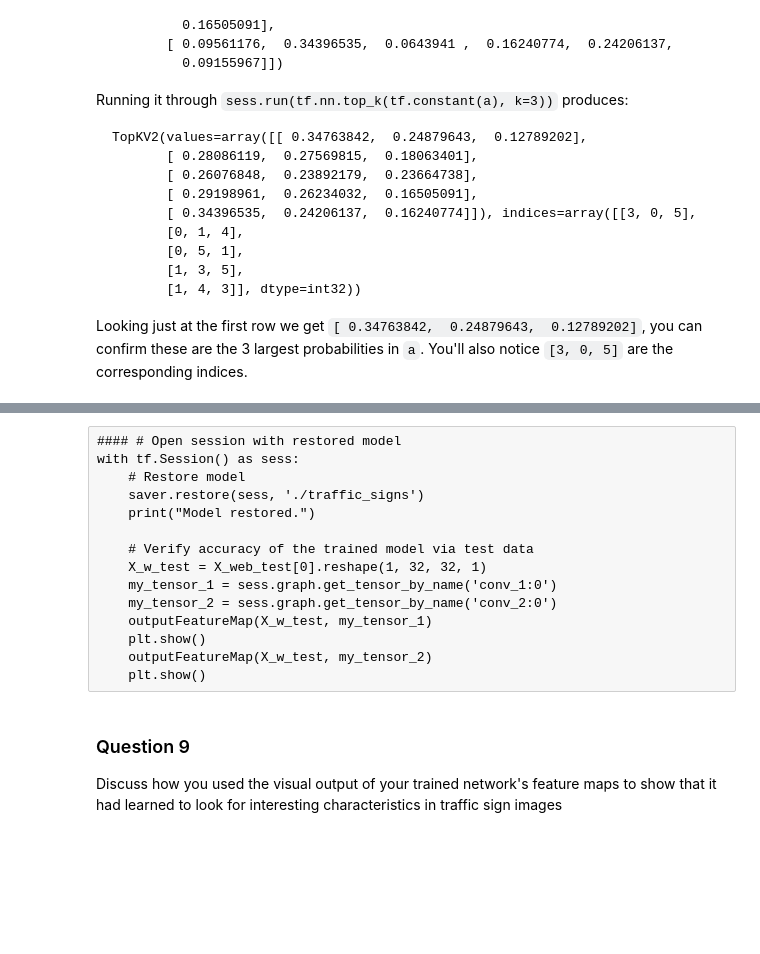
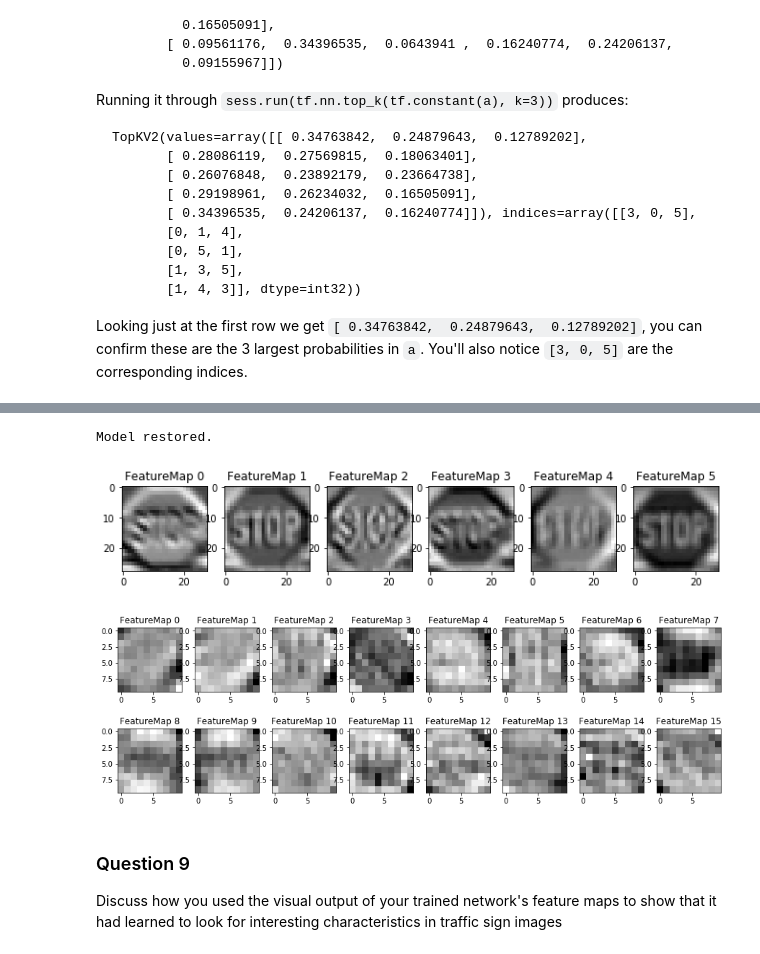
Before and after one commit to Ridgebeck/Traffic_Sign_Classifier-P2, a Jupyter notebook: Traffic_Sign_Classifier.ipynb, the cells around one changed output, grey strips where cells are left out. Saved outputs shown, nothing was run; the diff lists cells and outputs as text; code cells hidden in the pictures; blank space fills up the shorter version.

```diff
--- a/Traffic_Sign_Classifier.ipynb
+++ b/Traffic_Sign_Classifier.ipynb
@@ -660,21 +665,25 @@ def outputFeatureMap(image_input, tf_activation, activation_min=-1, activation_m
             plt.imshow(activation[0,:,:, featuremap], interpolation="nearest", vmin=activation_min, cmap="gray")
         else:
             plt.imshow(activation[0,:,:, featuremap], interpolation="nearest", cmap="gray")
-# %% [raw]
-#### # Open session with restored model
-with tf.Session() as sess:
-    # Restore model
-    saver.restore(sess, './traffic_signs')
-    print("Model restored.")
-
-    # Verify accuracy of the trained model via test data
-    X_w_test = X_web_test[0].reshape(1, 32, 32, 1)
-    my_tensor_1 = sess.graph.get_tensor_by_name('conv_1:0')
-    my_tensor_2 = sess.graph.get_tensor_by_name('conv_2:0')
-    outputFeatureMap(X_w_test, my_tensor_1)
-    plt.show()
-    outputFeatureMap(X_w_test, my_tensor_2)
-    plt.show()
+# %%
+#### # Open session with restored model
+with tf.Session() as sess:
+    # Restore model
+    saver.restore(sess, './traffic_signs')
+    print("Model restored.")
+
+    # Output Feature Maps
+    X_w_test = X_web_test[0].reshape(1, 32, 32, 1)
+    my_tensor_1 = sess.graph.get_tensor_by_name('conv_1:0')
+    my_tensor_2 = sess.graph.get_tensor_by_name('conv_2:0')
+    outputFeatureMap(X_w_test, my_tensor_1)
+    plt.show()
+    outputFeatureMap(X_w_test, my_tensor_2)
+    plt.show()
+# %% [output]
+Model restored.
+[figure, added]
+[figure, added]
 # %% [markdown]
 ### Question 9
 
```
Also changed, not shown: parts of 6 cells of this notebook, 8 other files.
